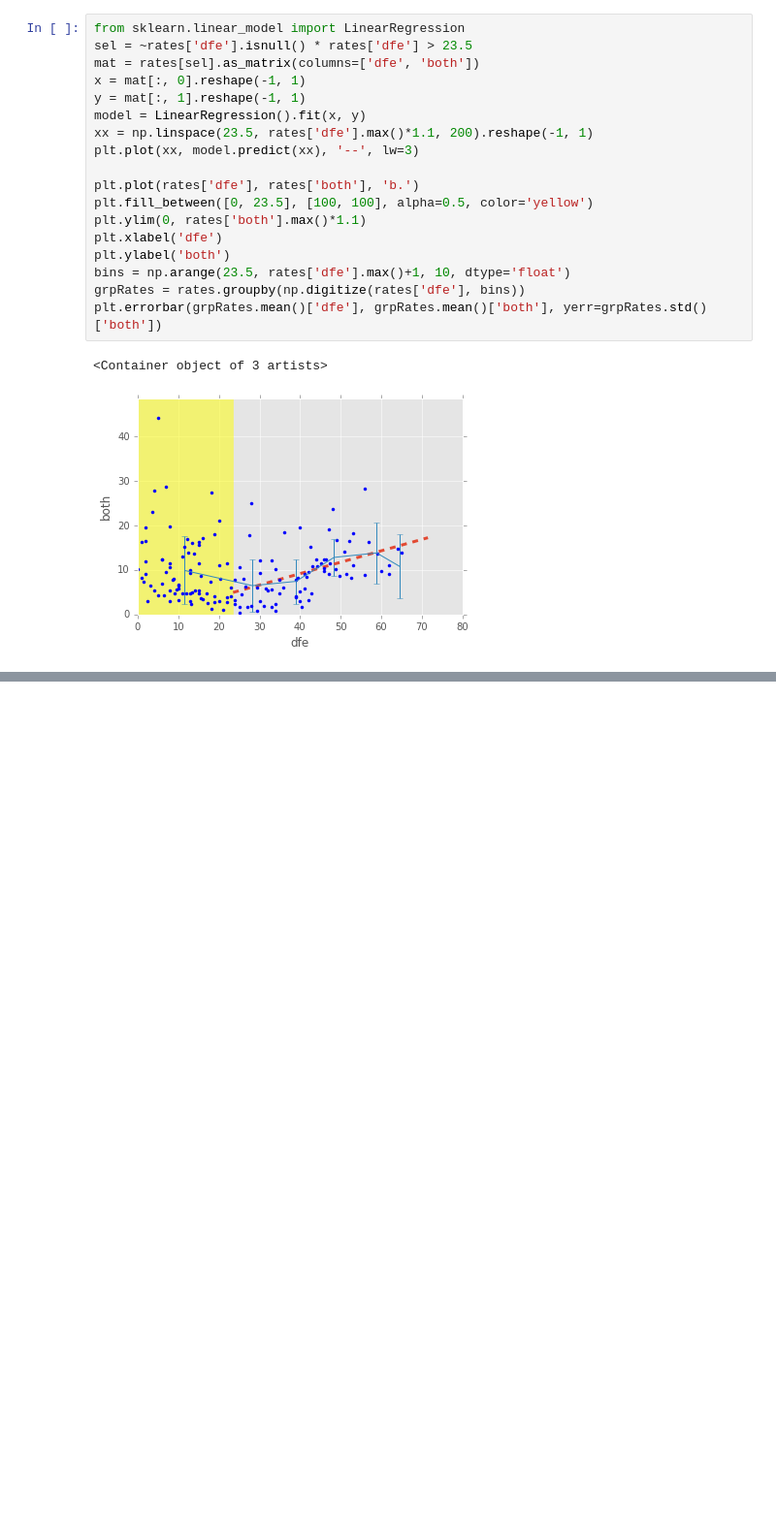
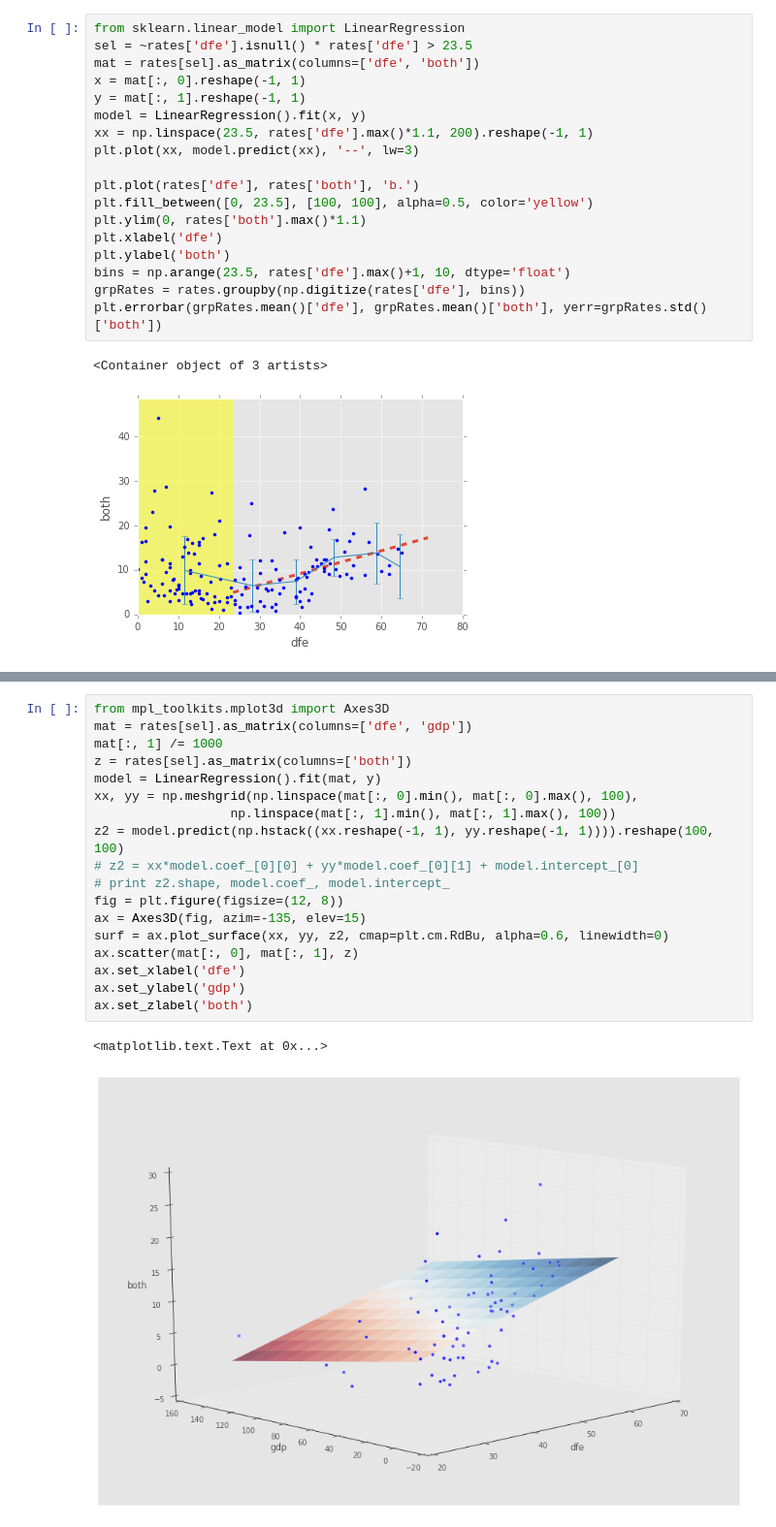
Before and after one commit to grehujt/SmallPythonProjects, a Jupyter notebook: jupyterNotebooks/LinearRegression/LinearRegression.ipynb, the cells around one changed output, grey strips where cells are left out. Shown at 97% size. Saved outputs shown, nothing was run; the diff lists cells and outputs as text; blank space fills up the shorter version.

```diff
--- a/jupyterNotebooks/LinearRegression/LinearRegression.ipynb
+++ b/jupyterNotebooks/LinearRegression/LinearRegression.ipynb
@@ -192,0 +252,21 @@ plt.errorbar(grpRates.mean()['dfe'], grpRates.mean()['both'], yerr=grpRates.std(
+# %%
+from mpl_toolkits.mplot3d import Axes3D
+mat = rates[sel].as_matrix(columns=['dfe', 'gdp'])
+mat[:, 1] /= 1000
+z = rates[sel].as_matrix(columns=['both'])
+model = LinearRegression().fit(mat, y)
+xx, yy = np.meshgrid(np.linspace(mat[:, 0].min(), mat[:, 0].max(), 100),
+                  np.linspace(mat[:, 1].min(), mat[:, 1].max(), 100))
+z2 = model.predict(np.hstack((xx.reshape(-1, 1), yy.reshape(-1, 1)))).reshape(100, 100)
+# z2 = xx*model.coef_[0][0] + yy*model.coef_[0][1] + model.intercept_[0]
+# print z2.shape, model.coef_, model.intercept_
+fig = plt.figure(figsize=(12, 8))
+ax = Axes3D(fig, azim=-135, elev=15)
+surf = ax.plot_surface(xx, yy, z2, cmap=plt.cm.RdBu, alpha=0.6, linewidth=0)
+ax.scatter(mat[:, 0], mat[:, 1], z)
+ax.set_xlabel('dfe')
+ax.set_ylabel('gdp')
+ax.set_zlabel('both')
+# %% [output]
+<matplotlib.text.Text at 0x...>
+[figure, added]
```
Also changed, not shown: parts of 10 cells of this notebook, 1 other file.
